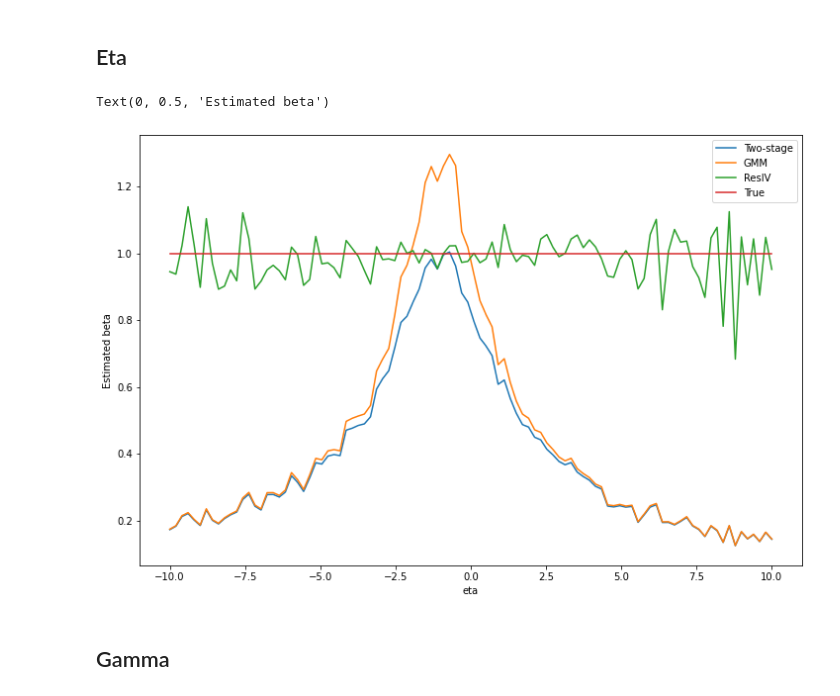
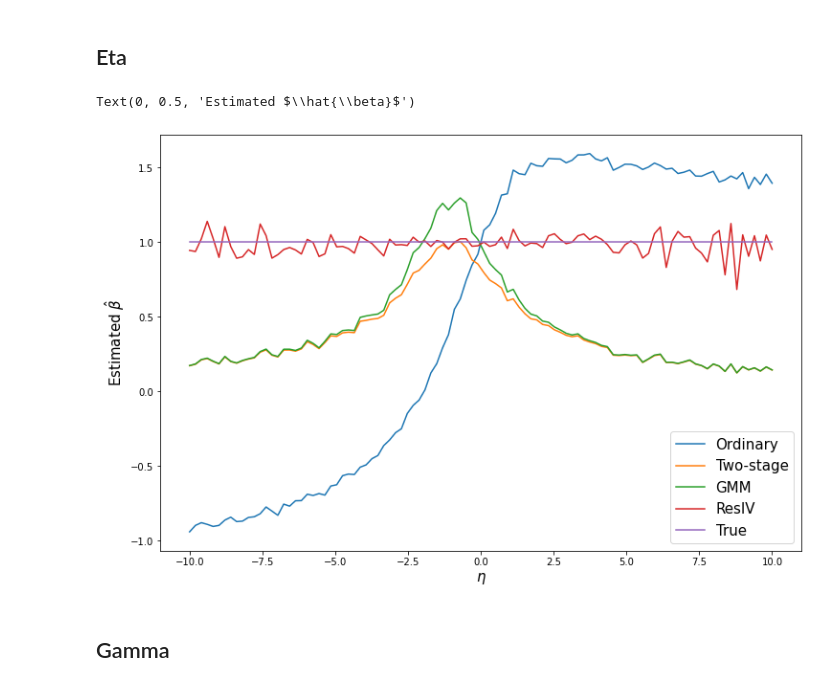
Before and after one commit to LangtianM/IV_Logistic, a Jupyter notebook: Exp_with_restricted_Range.ipynb, the cells around one changed output. Cells and saved outputs as stored; diff of their text form; code cells hidden in the pictures.

```diff
--- a/Exp_with_restricted_Range.ipynb
+++ b/Exp_with_restricted_Range.ipynb
@@ -11,0 +115,15 @@ res_coef = np.zeros(100)
+# %%
+gamma = 2
+data = sim_data(50, gamma = gamma, sigma_e=0.1)
+plt.figure(figsize=(12, 8))
+plt.scatter(data.X, data.Y, c='k', s=30, label='Data')
+x = np.linspace(-6, 6, 100)
+y = expit(x)
+plt.plot(x, y, label='Logistic Function', linewidth=2)
+plt.xlim(-6, 6)
+plt.xlabel(r'$X$', fontsize=20)
+plt.ylabel(r'$Y$', fontsize=20)
+plt.legend(fontsize=20)
+plt.xticks(fontsize=20)
+plt.yticks(fontsize=20)
+plt.savefig("figures/data_with_small_gamma.pdf", format='pdf')
@@ -120,19 +240,19 @@ for i in range(100):
 # %%
 plt.figure(figsize=(12, 8))
 
 # plt.plot(para_range, ref_coef, label = 'Reference')
-# plt.plot(para_range, lg_coef, label = 'Ordinary')
+plt.plot(para_range, lg_coef, label = 'Ordinary')
 plt.plot(para_range, tslg_coef, label = 'Two-stage')
 # plt.plot(para_range, thslg_coef, label = 'Three-stage')
 plt.plot(para_range, gmm_coef, label = 'GMM')
 plt.plot(para_range, res_coef, label = 'ResIV')
 plt.plot(para_range, np.ones(100), label = 'True')
 plt.legend(fontsize=15)
 plt.xlabel(r'$\eta$', fontsize=15)
-plt.ylabel(r'Estimated \beta', fontsize=15)
+plt.ylabel(r'Estimated $\hat{\beta}$', fontsize=15)
 # %% [output]
-Text(0, 0.5, 'Estimated beta')
+Text(0, 0.5, 'Estimated $\\hat{\\beta}$')
-[figure, old version]
+[figure, new version]
 # %% [markdown]
 ## Gamma
 # %%
```
Also changed, not shown: parts of 10 cells of this notebook, 4 other files.
